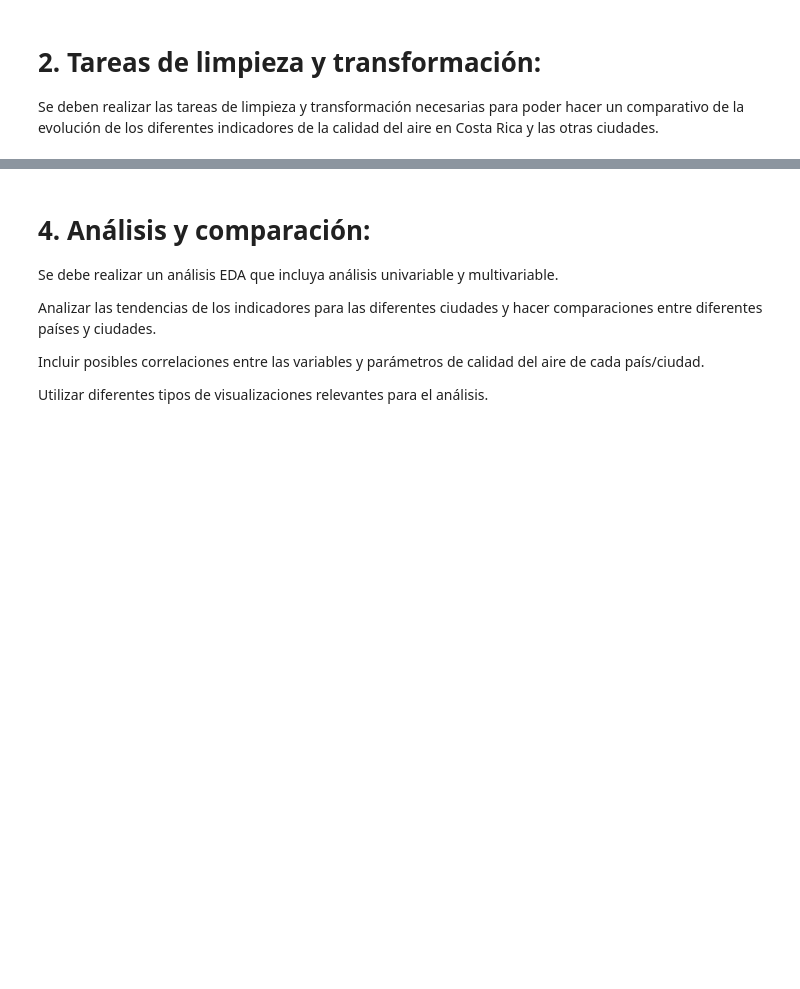
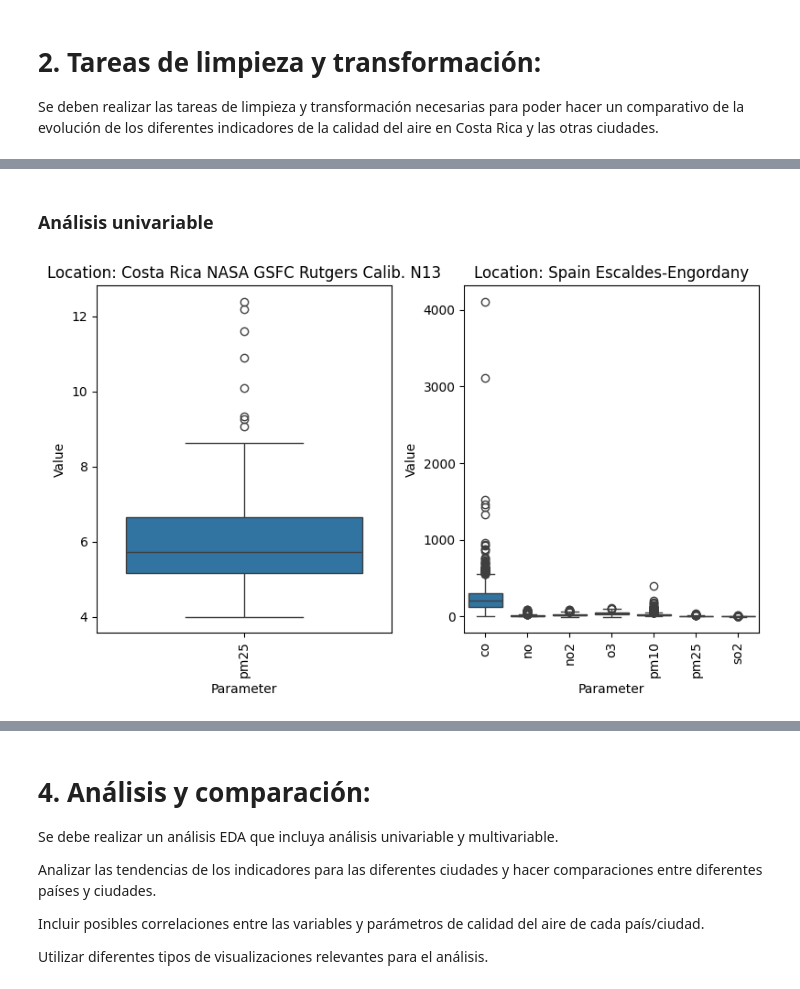
Before and after one commit to andonyns/air-quality, a Jupyter notebook: main.ipynb, the cells around one changed output, grey strips where cells are left out. Cells and saved outputs as stored; diff of their text form; code cells hidden in the pictures; blank space fills up the shorter version.

Commit message:
update: added some univariable analysis and passed data into csv

```diff
--- a/main.ipynb
+++ b/main.ipynb
@@ -454,0 +552,4 @@ Realizar la implementación en Google Colab. Si existen problemas de desempeño,
+# %%
+for df, location in zip(locations_dfs, locations):
+    logger.info(f"Location: {location.country} {location.name}")
+    logger.info(f"DataFrame shape: {df.shape}")
@@ -454,0 +563,4 @@ Realizar la implementación en Google Colab. Si existen problemas de desempeño,
+# %%
+for df, location in zip(locations_dfs, locations):
+    logger.info(f"Location: {location.country} {location.name}")
+    logger.info(f"Info: \n{df.info()}")
@@ -454,0 +587,4 @@ Realizar la implementación en Google Colab. Si existen problemas de desempeño,
+# %%
+for df, location in zip(locations_dfs, locations):
+    logger.info(f"Location: {location.country} {location.name}")
+    logger.info(f"Description: \n{df.describe()}")
@@ -454,0 +609,4 @@ Realizar la implementación en Google Colab. Si existen problemas de desempeño,
+# %%
+for df, location in zip(locations_dfs, locations):
+    logger.info(f"Location: {location.country} {location.name}")
+    logger.info(f"Parameters measured in location: \n{df[["parameter_name", "parameter_units"]].drop_duplicates()}")
@@ -454,0 +628,18 @@ Realizar la implementación en Google Colab. Si existen problemas de desempeño,
+# %% [markdown]
+### Análisis univariable
+# %%
+
+plt.figure(figsize=(4 * len(locations_dfs), 5))
+
+for i, df in enumerate(locations_dfs):
+    plt.subplot(1, len(locations_dfs), i + 1)
+    plt.title(f"Location: {locations[i].country} {locations[i].name}")
+    plt.xlabel("Parameter")
+    plt.ylabel("Value")
+    plt.xticks(rotation=90)
+    sns.boxplot(x="parameter_name", y="value", data=df)
+
+plt.tight_layout()
+plt.show()
+# %% [output]
+[figure, added]
```
Also changed, not shown: parts of 47 cells of this notebook.
